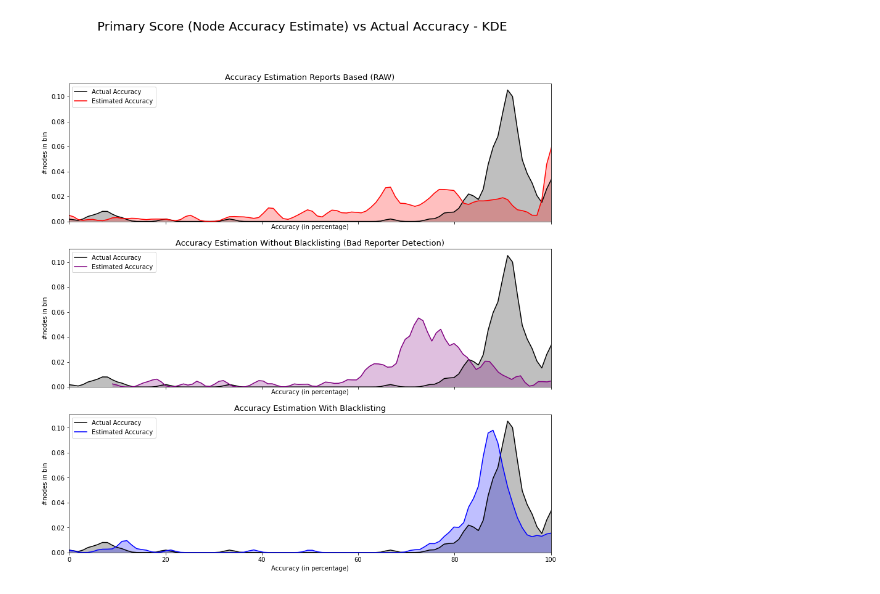
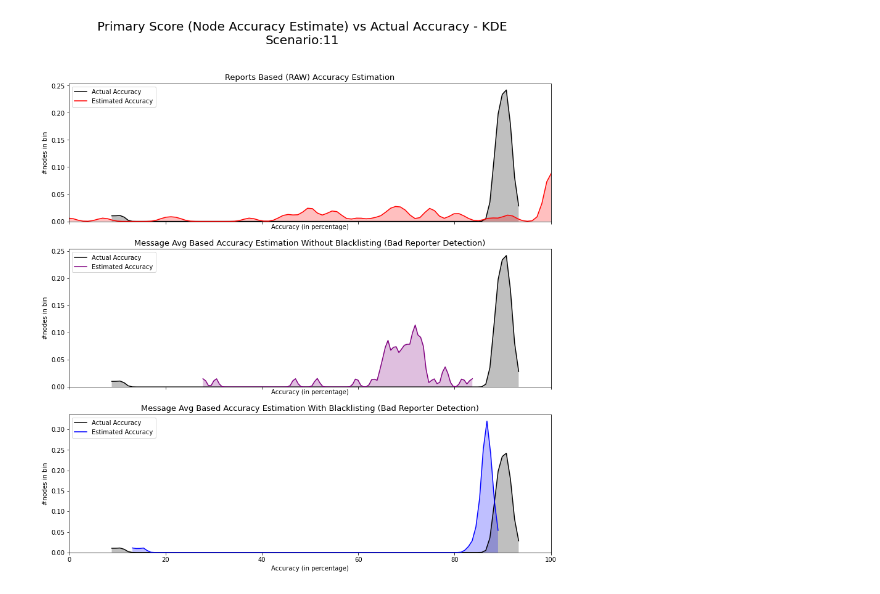
Before and after one commit to v314b0i/IoV-Reputation-Mechanism, a Jupyter notebook: examples/myProj1/R/PostAnalysis.ipynb, the cells around one changed output. Saved outputs shown, nothing was run; the diff lists cells and outputs as text; code cells hidden in the pictures.

```diff
--- a/examples/myProj1/R/PostAnalysis.ipynb
+++ b/examples/myProj1/R/PostAnalysis.ipynb
@@ -4,6 +4,6 @@ import glob
 import seaborn as sns
 import numpy as np
 import matplotlib.pyplot as plt
-SCN=1
-SCNstr="1"
+SCN=11
+SCNstr="11"
 # %%
@@ -43,42 +67,40 @@ for node in nodes:
 # PrimaryScores (Accuracy Estimates) KDE VS Actual Scores KDE Comparison
 f, axes = plt.subplots(3, 1, figsize=(14, 14), sharex=True)
 #sns.despine(left=True)
-f.suptitle("Primary Score (Node Accuracy Estimate) vs Actual Accuracy - KDE",
+f.suptitle("Primary Score (Node Accuracy Estimate) vs Actual Accuracy - KDE\nScenario:"+SCNstr,
            fontsize=20,
            fontweight=500,
            variant='small-caps'
           )
 for ax in axes.flat:
     ax.set(xlabel="Accuracy (in percentage)", ylabel="#nodes in bin", xlim=(0,100))
     sns.kdeplot([nodeAcc[i]*100 for i in nodeAcc], ax=ax,  bw=.05, shade=True,
                 color='black',
                 label='Actual Accuracy')
 
-axes[0].set_title("Accuracy Estimation Reports Based (RAW)",
+axes[0].set_title("Reports Based (RAW) Accuracy Estimation",
                   fontweight=300,
                   size=13)
-axes[1].set_title("Accuracy Estimation Without Blacklisting (Bad Reporter Detection)",
+axes[1].set_title("Message Avg Based Accuracy Estimation Without Blacklisting (Bad Reporter Detection)",
                   fontweight=300,
                   size=13)
-axes[2].set_title("Accuracy Estimation With Blacklisting",
+axes[2].set_title("Message Avg Based Accuracy Estimation With Blacklisting (Bad Reporter Detection)",
                   fontweight=300,
                   size=13)
 
 sns.kdeplot([RSUNodeAcc[i]*100 for i in RSUNodeAcc], bw=.05, ax=axes[2], shade=True,
             color='blue',
             label='Estimated Accuracy')
 sns.kdeplot([RSUNodeAccWOBL[i]*100 for i in RSUNodeAcc], bw=.05, ax=axes[1], shade=True,
             color='purple',
             label='Estimated Accuracy')
 sns.kdeplot([RSUNodeAccRB[i]*100 for i in RSUNodeAcc], bw=.05, ax=axes[0], shade=True,
             color='red',
             label='Estimated Accuracy')
 
 plt.legend()
 f.savefig("/home/rohan/veins-5.0/examples/myProj1/plots/SCN"+SCNstr+"_PrimaryScoreKDEComparitive.svg")
-#sns.distplot([nodeAcc[i] for i in nodeAcc],bins=15, label='Actual Accuracy')
-#sns.distplot([RSUNodeAcc[i] for i in RSUNodeAcc], bins=15, label='Accuracy Estimation')
 # %% [output]
-[figure, old version]
+[figure, new version]
 # %%
 # Absolute Errors in Accuracy Estimation KDE Comparison
```
Also changed, not shown: parts of 8 cells of this notebook, 44 other files.
